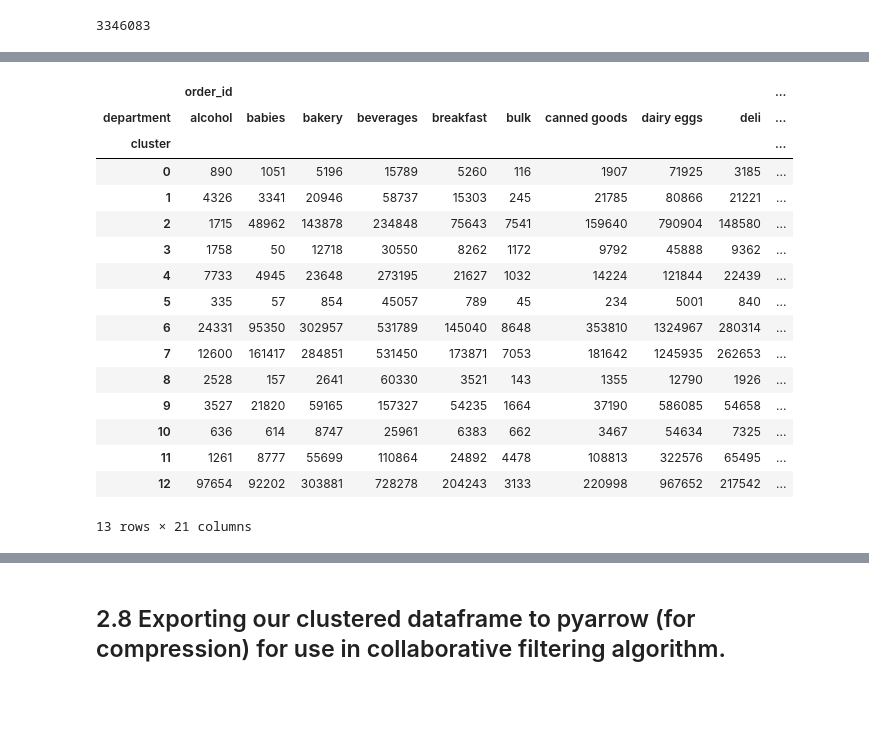
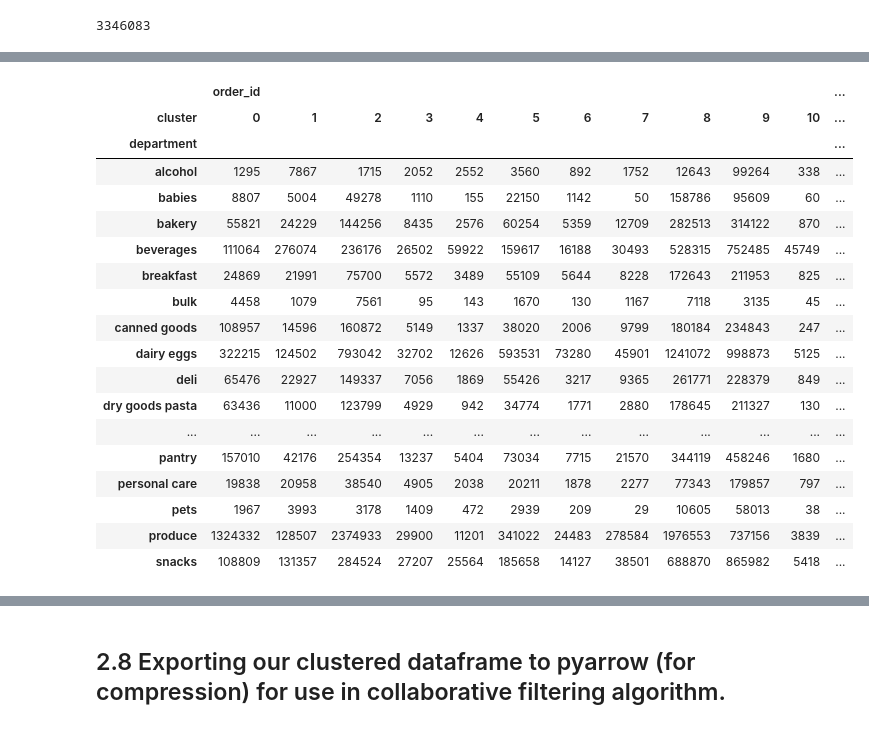
Before and after one commit to lmo272/instacart-product-recommender, a Jupyter notebook: 2_Clustering/2_clustering.ipynb, the cells around one changed output, grey strips where cells are left out. Cells and saved outputs as stored; diff of their text form; code cells hidden in the pictures; blank space fills up the shorter version.

```diff
--- a/2_Clustering/2_clustering.ipynb
+++ b/2_Clustering/2_clustering.ipynb
@@ -406,24 +403,26 @@ a
 273 rows × 9 columns
 # %%
-df_m = a[["order_id"]].unstack()
+df_m = a[["order_id"]].unstack(level=0)
 
 df_m
 # %% [output]
-|  | order_id |  |  |  |  |  |  |  |  | ... |
-| department | alcohol | babies | bakery | beverages | breakfast | bulk | canned goods | dairy eggs | deli | ... |
-| cluster |  |  |  |  |  |  |  |  |  | ... |
-| 0 | 890 | 1051 | 5196 | 15789 | 5260 | 116 | 1907 | 71925 | 3185 | ... |
-| 1 | 4326 | 3341 | 20946 | 58737 | 15303 | 245 | 21785 | 80866 | 21221 | ... |
-| 2 | 1715 | 48962 | 143878 | 234848 | 75643 | 7541 | 159640 | 790904 | 148580 | ... |
-| 3 | 1758 | 50 | 12718 | 30550 | 8262 | 1172 | 9792 | 45888 | 9362 | ... |
-| 4 | 7733 | 4945 | 23648 | 273195 | 21627 | 1032 | 14224 | 121844 | 22439 | ... |
-| 5 | 335 | 57 | 854 | 45057 | 789 | 45 | 234 | 5001 | 840 | ... |
-| 6 | 24331 | 95350 | 302957 | 531789 | 145040 | 8648 | 353810 | 1324967 | 280314 | ... |
-| 7 | 12600 | 161417 | 284851 | 531450 | 173871 | 7053 | 181642 | 1245935 | 262653 | ... |
-| 8 | 2528 | 157 | 2641 | 60330 | 3521 | 143 | 1355 | 12790 | 1926 | ... |
-| 9 | 3527 | 21820 | 59165 | 157327 | 54235 | 1664 | 37190 | 586085 | 54658 | ... |
-| 10 | 636 | 614 | 8747 | 25961 | 6383 | 662 | 3467 | 54634 | 7325 | ... |
-| 11 | 1261 | 8777 | 55699 | 110864 | 24892 | 4478 | 108813 | 322576 | 65495 | ... |
-| 12 | 97654 | 92202 | 303881 | 728278 | 204243 | 3133 | 220998 | 967652 | 217542 | ... |
+|  | order_id |  |  |  |  |  |  |  |  |  |  | ... |
+| cluster | 0 | 1 | 2 | 3 | 4 | 5 | 6 | 7 | 8 | 9 | 10 | ... |
+| department |  |  |  |  |  |  |  |  |  |  |  | ... |
+| alcohol | 1295 | 7867 | 1715 | 2052 | 2552 | 3560 | 892 | 1752 | 12643 | 99264 | 338 | ... |
+| babies | 8807 | 5004 | 49278 | 1110 | 155 | 22150 | 1142 | 50 | 158786 | 95609 | 60 | ... |
+| bakery | 55821 | 24229 | 144256 | 8435 | 2576 | 60254 | 5359 | 12709 | 282513 | 314122 | 870 | ... |
+| beverages | 111064 | 276074 | 236176 | 26502 | 59922 | 159617 | 16188 | 30493 | 528315 | 752485 | 45749 | ... |
+| breakfast | 24869 | 21991 | 75700 | 5572 | 3489 | 55109 | 5644 | 8228 | 172643 | 211953 | 825 | ... |
+| bulk | 4458 | 1079 | 7561 | 95 | 143 | 1670 | 130 | 1167 | 7118 | 3135 | 45 | ... |
+| canned goods | 108957 | 14596 | 160872 | 5149 | 1337 | 38020 | 2006 | 9799 | 180184 | 234843 | 247 | ... |
+| dairy eggs | 322215 | 124502 | 793042 | 32702 | 12626 | 593531 | 73280 | 45901 | 1241072 | 998873 | 5125 | ... |
+| deli | 65476 | 22927 | 149337 | 7056 | 1869 | 55426 | 3217 | 9365 | 261771 | 228379 | 849 | ... |
+| dry goods pasta | 63436 | 11000 | 123799 | 4929 | 942 | 34774 | 1771 | 2880 | 178645 | 211327 | 130 | ... |
+| ... | ... | ... | ... | ... | ... | ... | ... | ... | ... | ... | ... | ... |
+| pantry | 157010 | 42176 | 254354 | 13237 | 5404 | 73034 | 7715 | 21570 | 344119 | 458246 | 1680 | ... |
+| personal care | 19838 | 20958 | 38540 | 4905 | 2038 | 20211 | 1878 | 2277 | 77343 | 179857 | 797 | ... |
+| pets | 1967 | 3993 | 3178 | 1409 | 472 | 2939 | 209 | 29 | 10605 | 58013 | 38 | ... |
+| produce | 1324332 | 128507 | 2374933 | 29900 | 11201 | 341022 | 24483 | 278584 | 1976553 | 737156 | 3839 | ... |
+| snacks | 108809 | 131357 | 284524 | 27207 | 25564 | 185658 | 14127 | 38501 | 688870 | 865982 | 5418 | ... |
-13 rows × 21 columns
 # %%
```
Also changed, not shown: parts of 15 cells of this notebook.
